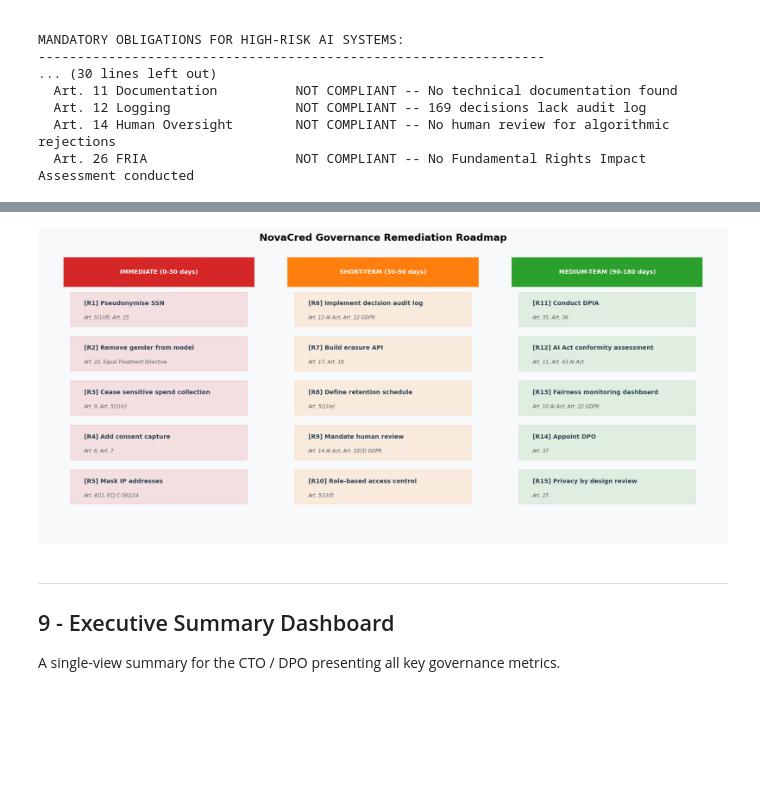
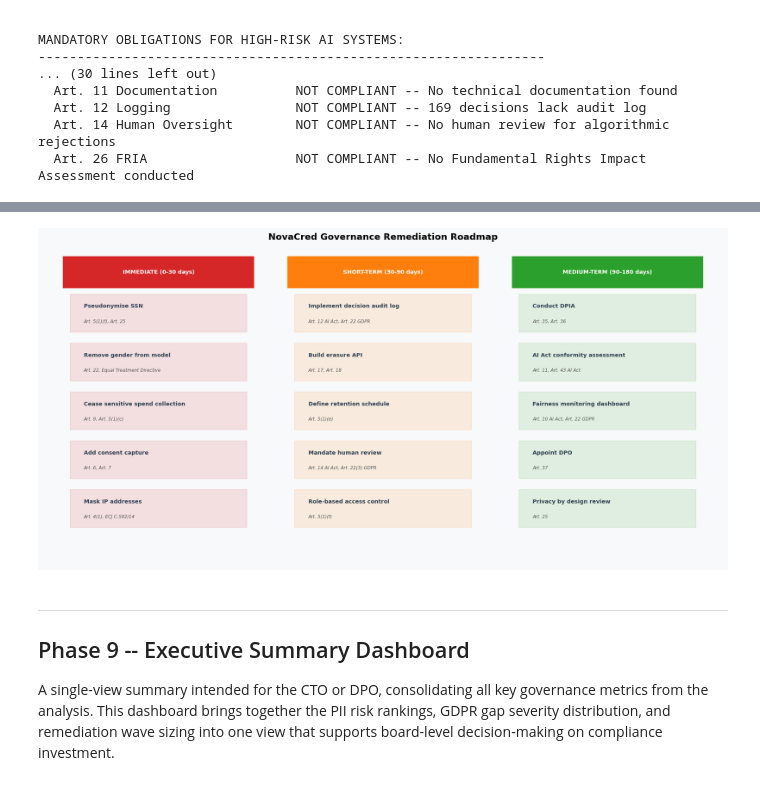
Before and after one commit to leobbaroni/Team13_DEGO_Repo, a Jupyter notebook: notebooks/03-privacy-demo.ipynb, the cells around one changed output, grey strips where cells are left out. Saved outputs shown, nothing was run; the diff lists cells and outputs as text; code cells hidden in the pictures; blank space fills up the shorter version.

```diff
--- a/notebooks/03-privacy-demo.ipynb
+++ b/notebooks/03-privacy-demo.ipynb
@@ -202,17 +199,34 @@ df_risk['Level'] = pd.cut(df_risk['Risk Score'],
     bins=[0, 8, 14, 19, 26],
     labels=['Low', 'Medium', 'High', 'Critical'])
 
-fig, axes = plt.subplots(1, 2, figsize=(14, 5))
+fig, axes = plt.subplots(1, 2, figsize=(16, 7))
 
-# Scatter risk matrix
+# Scatter risk matrix -- with manual offsets to avoid label overlap
 ax = axes[0]
+
+# Define per-field annotation offsets so labels do not collide
+label_offsets = {
+    'SSN':                  (8, -12),
+    'Healthcare Spending':  (-130, 8),
+    'Gender':               (8, -12),
+    'Adult Entmt Spending': (8, 8),
+    'Full Name':            (-70, -14),
+    'Email':                (8, 8),
+    'Date of Birth':        (8, -12),
+    'Gambling Spending':    (8, -12),
+    'IP Address':           (-80, 8),
+    'ZIP Code':             (8, 5),
+}
+
 for _, row in df_risk.iterrows():
     c = cmap[row['Level']]
     ax.scatter(row['Likelihood'], row['Impact'],
-               s=row['Risk Score']*28, color=c, alpha=0.85,
+               s=row['Risk Score'] * 28, color=c, alpha=0.85,
                edgecolors='white', linewidth=1.2, zorder=3)
+    offset = label_offsets.get(row['Field'], (8, 5))
     ax.annotate(row['Field'], (row['Likelihood'], row['Impact']),
-                textcoords='offset points', xytext=(7, 4), fontsize=8)
+                textcoords='offset points', xytext=offset, fontsize=7.5)
+
 ax.axhline(3.5, color='grey', lw=0.8, ls='--', alpha=0.5)
 ax.axvline(3.5, color='grey', lw=0.8, ls='--', alpha=0.5)
 ax.set_xlim(1.5, 5.8); ax.set_ylim(1.5, 5.8)
@@ -231,14 +245,14 @@ ax2.set_xlabel('Risk Score (Likelihood x Impact)')
 ax2.set_title('PII Fields Ranked by Privacy Risk', fontweight='bold')
 ax2.set_xlim(0, 30)
 for bar, score in zip(bars, df_s['Risk Score']):
-    ax2.text(score + 0.4, bar.get_y() + bar.get_height()/2,
+    ax2.text(score + 0.4, bar.get_y() + bar.get_height() / 2,
              str(score), va='center', fontsize=9, fontweight='bold')
 ax2.axvline(20, color='red', lw=1.2, ls='--', alpha=0.6, label='Critical threshold (20)')
 ax2.legend(fontsize=8)
 
 plt.suptitle('NovaCred -- PII Privacy Risk Assessment', fontsize=14, fontweight='bold', y=1.01)
 plt.tight_layout()
-plt.savefig('privacy_risk_heatmap.png', bbox_inches='tight')
+plt.savefig('../reports/privacy_risk_heatmap.png', bbox_inches='tight')
 plt.show()
 
 critical = df_risk[df_risk['Risk Score'] >= 20]['Field'].tolist()
@@ -792,37 +833,37 @@ for wave, items in recommendations.items():
        Basis  : Art. 25
 # %%
 # Remediation roadmap visualisation
-fig, ax = plt.subplots(figsize=(13, 6))
+fig, ax = plt.subplots(figsize=(14, 7))
 ax.axis('off')
 fig.patch.set_facecolor('#f8f9fa')
 
-wave_colours  = ['#d62728', '#ff7f0e', '#2ca02c']
-x_positions   = [0.03, 0.36, 0.69]
-box_width     = 0.28
+wave_colours = ['#d62728', '#ff7f0e', '#2ca02c']
+x_positions  = [0.03, 0.36, 0.69]
+box_width    = 0.28
 
 for (wave, items), colour, x in zip(recommendations.items(), wave_colours, x_positions):
     ax.add_patch(plt.Rectangle((x, 0.88), box_width, 0.1,
                  transform=ax.transAxes, color=colour, zorder=2, clip_on=False))
-    ax.text(x + box_width/2, 0.93, wave, transform=ax.transAxes,
+    ax.text(x + box_width / 2, 0.93, wave, transform=ax.transAxes,
             ha='center', va='center', fontsize=8, fontweight='bold', color='white', zorder=3)
-    for idx, (code_r, title, _, basis) in enumerate(items):
+    for idx, (title, _, basis) in enumerate(items):
         y_pos = 0.80 - idx * 0.155
         ax.add_patch(plt.Rectangle((x + 0.01, y_pos - 0.06), box_width - 0.02, 0.12,
                      transform=ax.transAxes, color=colour, alpha=0.12, zorder=1, clip_on=False))
-        ax.text(x + 0.03, y_pos + 0.03, f'[{code_r}] {title}',
+        ax.text(x + 0.03, y_pos + 0.03, title,
                 transform=ax.transAxes, fontsize=8, fontweight='bold', color='#2c3e50', va='top')
         ax.text(x + 0.03, y_pos - 0.02, basis,
                 transform=ax.transAxes, fontsize=6.5, color='#555555', va='top', style='italic')
 
 ax.set_title('NovaCred Governance Remediation Roadmap', fontsize=13, fontweight='bold', pad=15)
 plt.tight_layout()
-plt.savefig('remediation_roadmap.png', bbox_inches='tight', facecolor='#f8f9fa')
+plt.savefig('../reports/remediation_roadmap.png', bbox_inches='tight', facecolor='#f8f9fa')
 plt.show()
 # %% [output]
-[figure, old version]
+[figure, new version]
 # %% [markdown]
 ---
-## 9 - Executive Summary Dashboard
+## Phase 9 -- Executive Summary Dashboard
 
-A single-view summary for the CTO / DPO presenting all key governance metrics.
+A single-view summary intended for the CTO or DPO, consolidating all key governance metrics from the analysis. This dashboard brings together the PII risk rankings, GDPR gap severity distribution, and remediation wave sizing into one view that supports board-level decision-making on compliance investment.
 # %%
```
Also changed, not shown: parts of 21 cells of this notebook, 5 other files.
